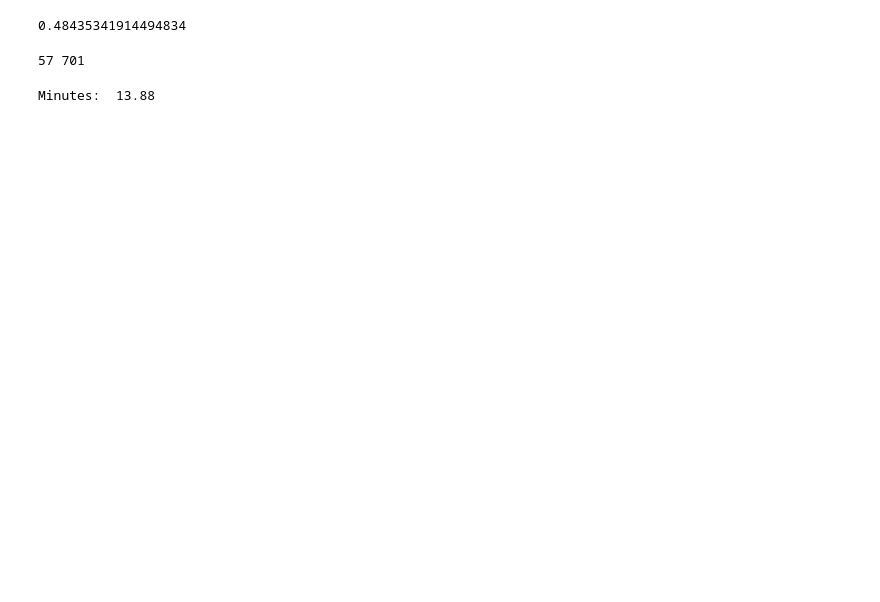
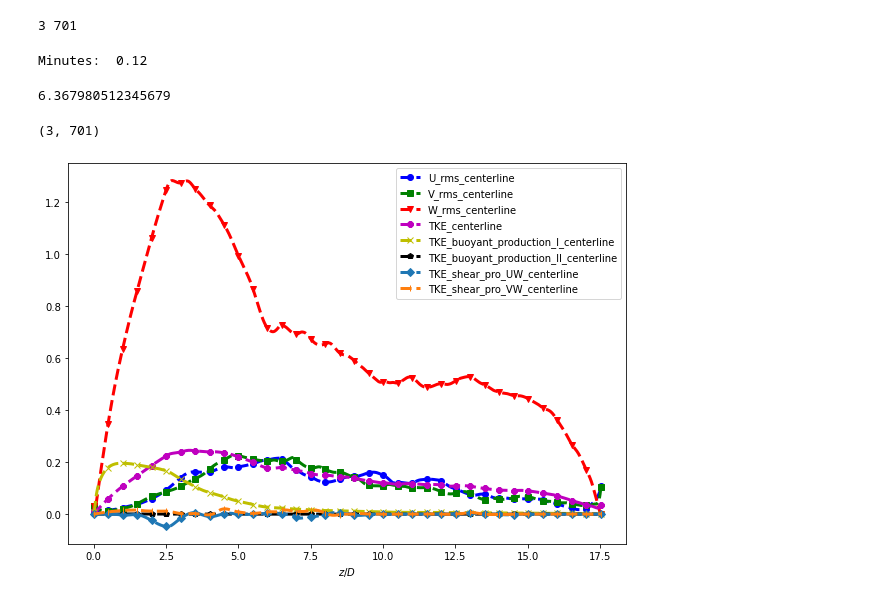
Before and after one commit to thanhtrant219/WRF-bLES-PyPlume, a Jupyter notebook: HighFrequencyProfile.ipynb, the cells around one changed output. Cells and saved outputs as stored; diff of their text form; code cells hidden in the pictures; blank space fills up the shorter version.

Commit message:
Update Centerline

```diff
--- a/HighFrequencyProfile.ipynb
+++ b/HighFrequencyProfile.ipynb
@@ -20,0 +19,4 @@ folder = r'C:\Users\thanh\OneDrive - University of Texas at San Antonio\Data\nlb
+# %%
+#Path to data folder
+folder = r'Z:\Thanh\nbl.carbondioxide.h.2.5\a.highfreq\instantaneous'
+dataname = "CO2.h.2.5"
@@ -33,30 +75,66 @@ folder = r'C:\Users\thanh\OneDrive - University of Texas at San Antonio\Data\nlb
 # pl.hf_csv2mat(folder,"WW",nx)
 # end = time()
 # print((end-start)/60)
-# %%
-# Loading matfiles
-start = time()
-U = pl.hf_loadmat(folder+"\\UU")
-V = pl.hf_loadmat(folder+"\\VV")
-W = pl.hf_loadmat(folder+"\\WW")
-T = pl.hf_loadmat(folder+"\\TH")
-end = time()
-print((end-start)/60)
-# %% [output]
-0.48435341914494834
+# %%
+nx = 3
+U = pl.hf_loadcsvfulldata(folder,"UU",nx)
+W = pl.hf_loadcsvfulldata(folder,"WW",nx)
+V = pl.hf_loadcsvfulldata(folder,"VV",nx)
+T = pl.hf_loadcsvfulldata(folder,"TH",nx)
 # %%
 nx,nz,nt = np.shape(T)
 print(nx,nz)
 # %% [output]
-57 701
+3 701
 # %%
 # Creating a object called hf_profile1
 # Around 15 mins
 start = time()
-
 hf_profile1 = pl.high_frequency_profile(T,U,V,W,nx,nz,D,Ta,g,threshold)
-
 end = time()
 print("Minutes: ",round((end-start)/60,2))
 # %% [output]
-Minutes:  13.88
+Minutes:  0.12
+# %%
+centerline = round(nx/2)
+wcm = max(np.mean(W,2)[centerline,:])
+print(wcm)
+np.shape(np.mean(W,2))
+# %% [output]
+6.367980512345679
+(3, 701)
+# %%
+# Tesiting out Centerline plot
+U_rms_centerline = hf_profile1.U_rms_centerline
+V_rms_centerline = hf_profile1.V_rms_centerline
+W_rms_centerline = hf_profile1.W_rms_centerline
+TKE_centerline = hf_profile1.TKE_centerline
+TKE_buoyant_production_I_centerline = hf_profile1.TKE_buoyant_production_I_centerline
+TKE_buoyant_production_II_centerline = hf_profile1.TKE_buoyant_production_II_centerline
+TKE_shear_pro_UW_centerline = hf_profile1.TKE_shear_pro_UW_centerline
+TKE_shear_pro_VW_centerline = hf_profile1.TKE_shear_pro_VW_centerline
+
+mark = 20
+plt.figure(figsize=(10, 7))
+zi = np.linspace(0, nz*dz/D, nz)
+plotdata = U_rms_centerline/wcm
+plt.plot(zi,plotdata,'bo--', label='U_rms_centerline', markevery = mark, linewidth=3)
+plotdata = V_rms_centerline/wcm
+plt.plot(zi,plotdata,'gs--', label='V_rms_centerline',markevery = mark, linewidth=3)
+plotdata = W_rms_centerline/wcm
+plt.plot(zi,plotdata,'rv--', label='W_rms_centerline',markevery = mark, linewidth=3)
+plotdata = TKE_centerline/(wcm**2)
+plt.plot(zi,plotdata,'m8--', label='TKE_centerline',markevery = mark, linewidth=3)
+plotdata = TKE_buoyant_production_I_centerline/((wcm**3)/D)
+plt.plot(zi,plotdata,'yx--', label='TKE_buoyant_production_I_centerline',markevery = mark, linewidth=3)
+plotdata = TKE_buoyant_production_II_centerline/((wcm**3)/D)
+plt.plot(zi,plotdata,'kp--', label='TKE_buoyant_production_II_centerline', markevery = mark,linewidth=3)
+plotdata = TKE_shear_pro_UW_centerline/((wcm**3)/D)
+plt.plot(zi,plotdata,'D--', label='TKE_shear_pro_UW_centerline', markevery = mark,linewidth=3)
+plotdata = TKE_shear_pro_VW_centerline/((wcm**3)/D)
+plt.plot(zi,plotdata,'|--', label='TKE_shear_pro_VW_centerline', markevery = mark,linewidth=3)
+plt.legend()
+plt.xlabel("$z/D$")
+plt.savefig(dataname+"_HF_Centerline_Profile.png")
+# %% [output]
+[figure, added]
```
Also changed, not shown: parts of 9 cells of this notebook, 17 other files.
